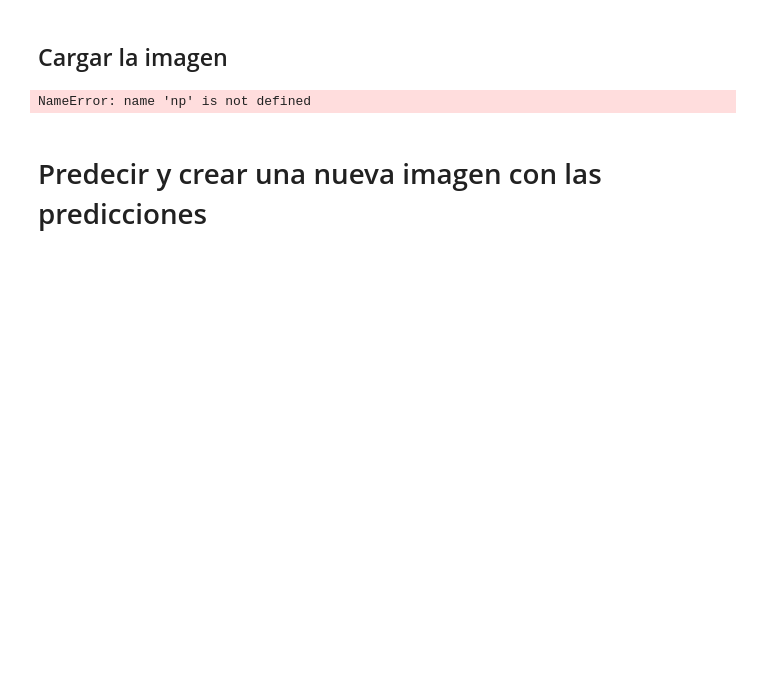
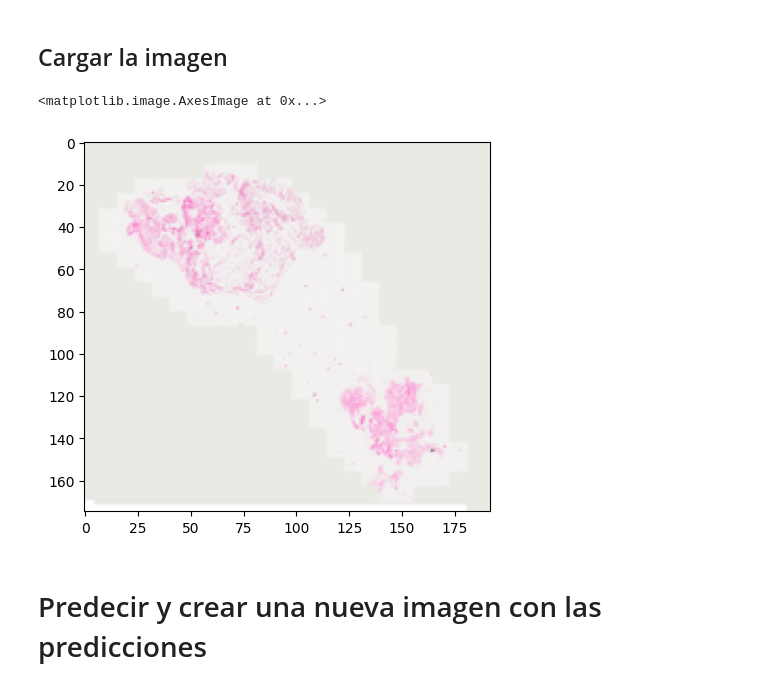
Before and after one commit to Allocco14/Osteoartritis, a Jupyter notebook: 3_test_model.ipynb, the cells around one changed output. Drawn from its saved outputs; the diff is of its cells as text; code cells hidden in the pictures; blank space fills up the shorter version.

```diff
--- a/3_test_model.ipynb
+++ b/3_test_model.ipynb
@@ -108,29 +108,31 @@ Using OpenSlide from c:\Users\achav\Documents\Osteoartritis\venv\Lib\site-packag
 # %%
 import os
 
-plate_name = "602-1-19_001"
+# 9
+plate_name = "ms-30-23_001"
 filename = plate_name + ".svs"
 dir_path = f"D:/"
 file_path = f"{dir_path}/{filename}"
 
 absolute_path = os.path.abspath(file_path)
 
 # Check if file exists
 if not os.path.isfile(file_path):
     print(f"File {file_path} not found")
 
 slide = openslide.OpenSlide(file_path)
 
 # Get a thumbnail of the whole slide
 thumbnail = slide.get_thumbnail((slide.dimensions[0] // 256, slide.dimensions[1] // 256))
 
 # Convert the thumbnail to a numpy array
 thumbnail = np.array(thumbnail)
 
 # Display the thumbnail
 plt.imshow(thumbnail)
 # %% [output]
-NameError: name 'np' is not defined
+<matplotlib.image.AxesImage at 0x...>
+[figure, added]
 # %% [markdown]
 # Predecir y crear una nueva imagen con las predicciones
 # %%
```
Also changed, not shown: parts of 4 cells of this notebook.
